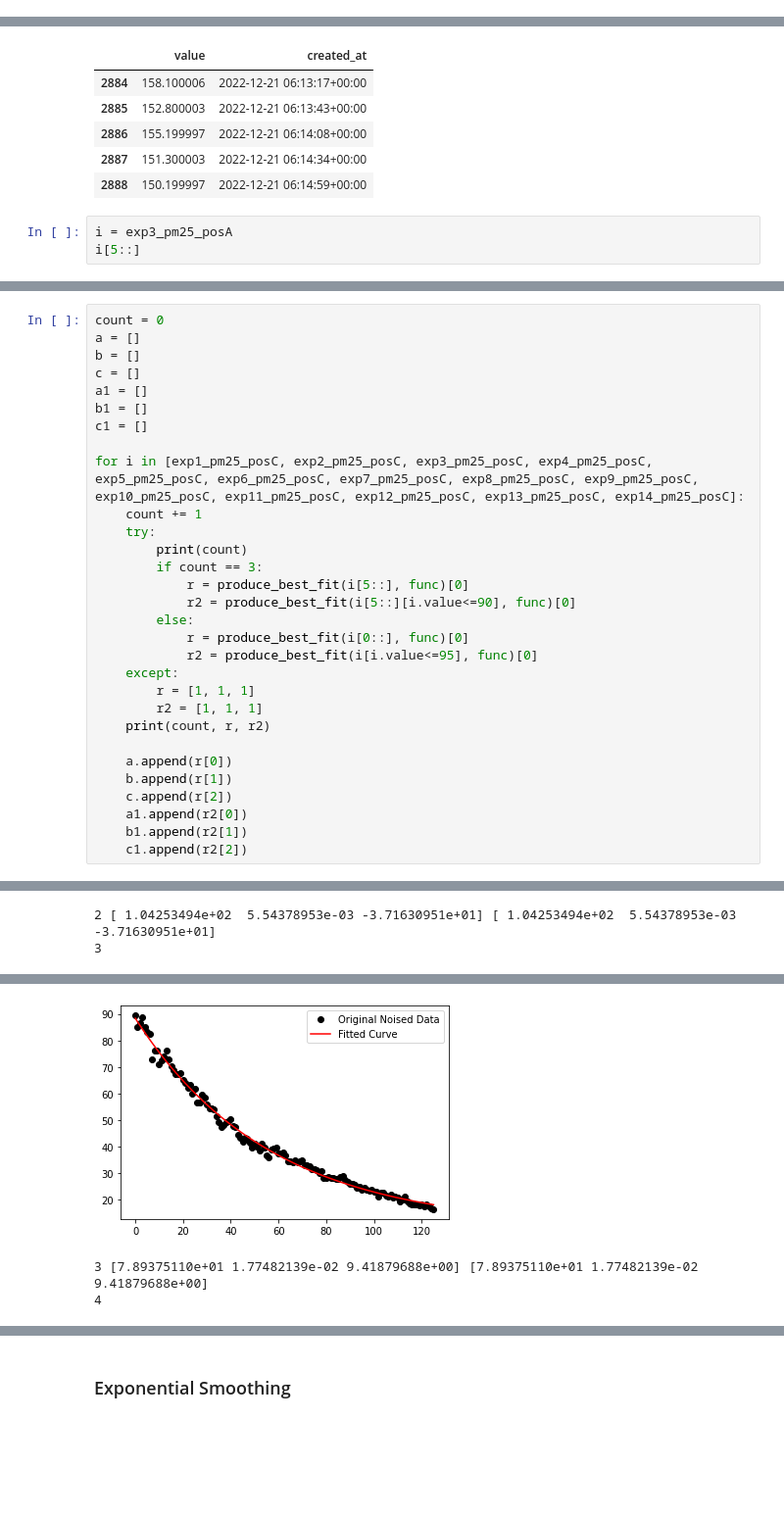
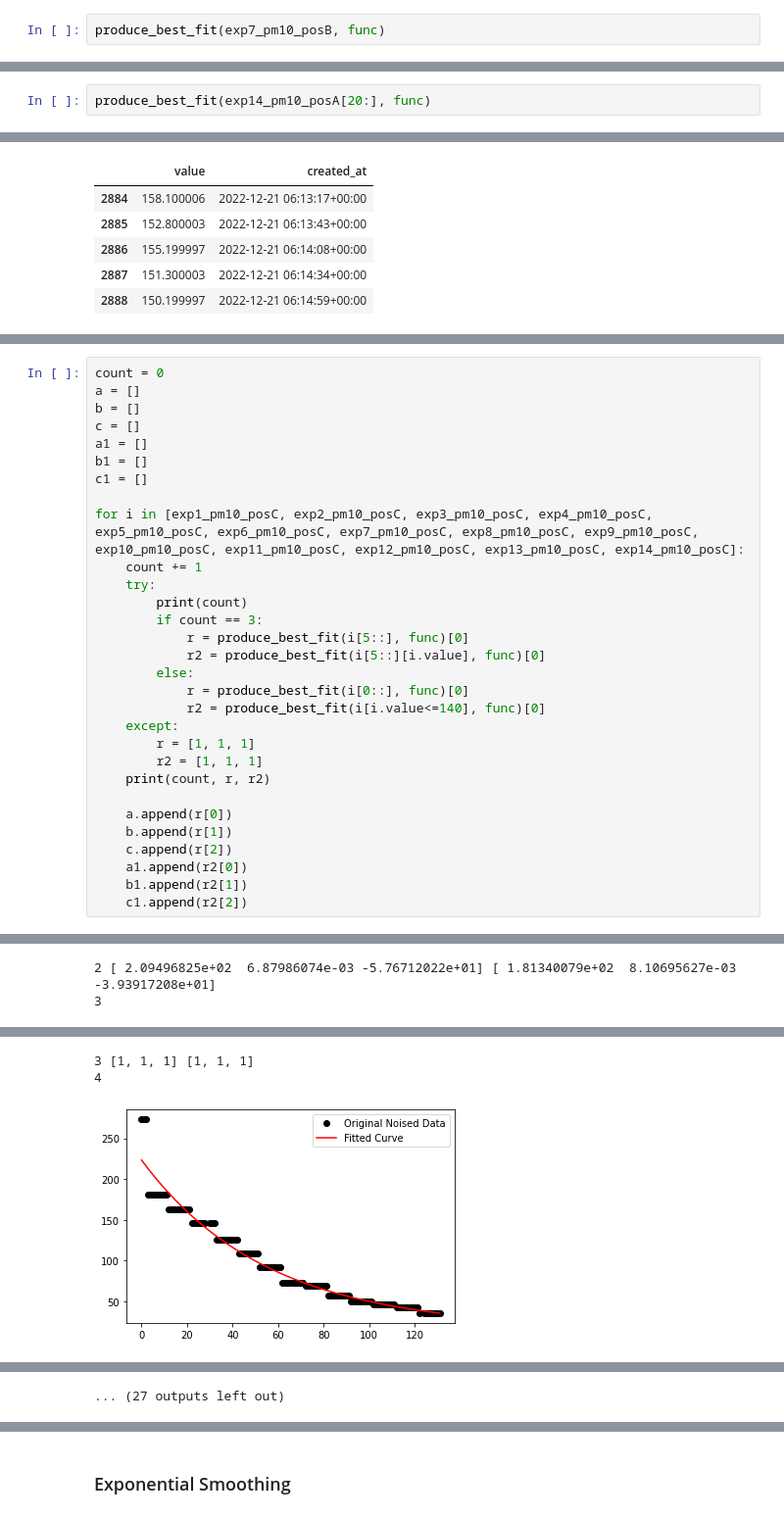
Before and after one commit to yuyouyou032/ph11, a Jupyter notebook: data/analysis.ipynb, the cells around one changed output, grey strips where cells are left out. Shown: that part at 98% size. Saved outputs shown, nothing was run; the diff lists cells and outputs as text; blank space fills up the shorter version.

```diff
--- a/data/analysis.ipynb
+++ b/data/analysis.ipynb
@@ -409,3 +409,5 @@ plt.legend(loc='upper right')
 # %% [output]
 <matplotlib.legend.Legend at 0x...>
 [figure]
+# %%
+produce_best_fit(exp7_pm10_posB, func)
@@ -411,0 +420,2 @@ plt.legend(loc='upper right')
+# %%
+produce_best_fit(exp14_pm10_posA[20:], func)
@@ -458,6 +559,3 @@ exp14_pm10_posB.head()
 | 2886 | 155.199997 | 2022-12-21 06:14:08+00:00 |
 | 2887 | 151.300003 | 2022-12-21 06:14:34+00:00 |
 | 2888 | 150.199997 | 2022-12-21 06:14:59+00:00 |
-# %%
-i = exp3_pm25_posA
-i[5::]
@@ -484,16 +568,16 @@ a1 = []
 b1 = []
 c1 = []
 
-for i in [exp1_pm25_posC, exp2_pm25_posC, exp3_pm25_posC, exp4_pm25_posC, exp5_pm25_posC, exp6_pm25_posC, exp7_pm25_posC, exp8_pm25_posC, exp9_pm25_posC, exp10_pm25_posC, exp11_pm25_posC, exp12_pm25_posC, exp13_pm25_posC, exp14_pm25_posC]:
+for i in [exp1_pm10_posC, exp2_pm10_posC, exp3_pm10_posC, exp4_pm10_posC, exp5_pm10_posC, exp6_pm10_posC, exp7_pm10_posC, exp8_pm10_posC, exp9_pm10_posC, exp10_pm10_posC, exp11_pm10_posC, exp12_pm10_posC, exp13_pm10_posC, exp14_pm10_posC]:
     count += 1
     try:
         print(count)
         if count == 3:
             r = produce_best_fit(i[5::], func)[0]
-            r2 = produce_best_fit(i[5::][i.value<=90], func)[0]
+            r2 = produce_best_fit(i[5::][i.value], func)[0]
         else:
             r = produce_best_fit(i[0::], func)[0]
-            r2 = produce_best_fit(i[i.value<=95], func)[0]
+            r2 = produce_best_fit(i[i.value<=140], func)[0]
     except:
         r = [1, 1, 1]
         r2 = [1, 1, 1]
@@ -516,2 +600,2 @@ for i in [exp1_pm25_posC, exp2_pm25_posC, exp3_pm25_posC, exp4_pm25_posC, exp5_p
-2 [ 1.04253494e+02  5.54378953e-03 -3.71630951e+01] [ 1.04253494e+02  5.54378953e-03 -3.71630951e+01]
+2 [ 2.09496825e+02  6.87986074e-03 -5.76712022e+01] [ 1.81340079e+02  8.10695627e-03 -3.93917208e+01]
 3
@@ -519,3 +603,3 @@ for i in [exp1_pm25_posC, exp2_pm25_posC, exp3_pm25_posC, exp4_pm25_posC, exp5_p
+3 [1, 1, 1] [1, 1, 1]
+4
-[figure, old version]
+[figure, new version]
-3 [7.89375110e+01 1.77482139e-02 9.41879688e+00] [7.89375110e+01 1.77482139e-02 9.41879688e+00]
-4
@@ -525,2 +609,3 @@ for i in [exp1_pm25_posC, exp2_pm25_posC, exp3_pm25_posC, exp4_pm25_posC, exp5_p
+... (27 outputs left out)
 # %%
 aaa = pd.DataFrame([a, b, c, a1, b1, c1])
```
Also changed, not shown: parts of 39 cells of this notebook, 10 other files.
